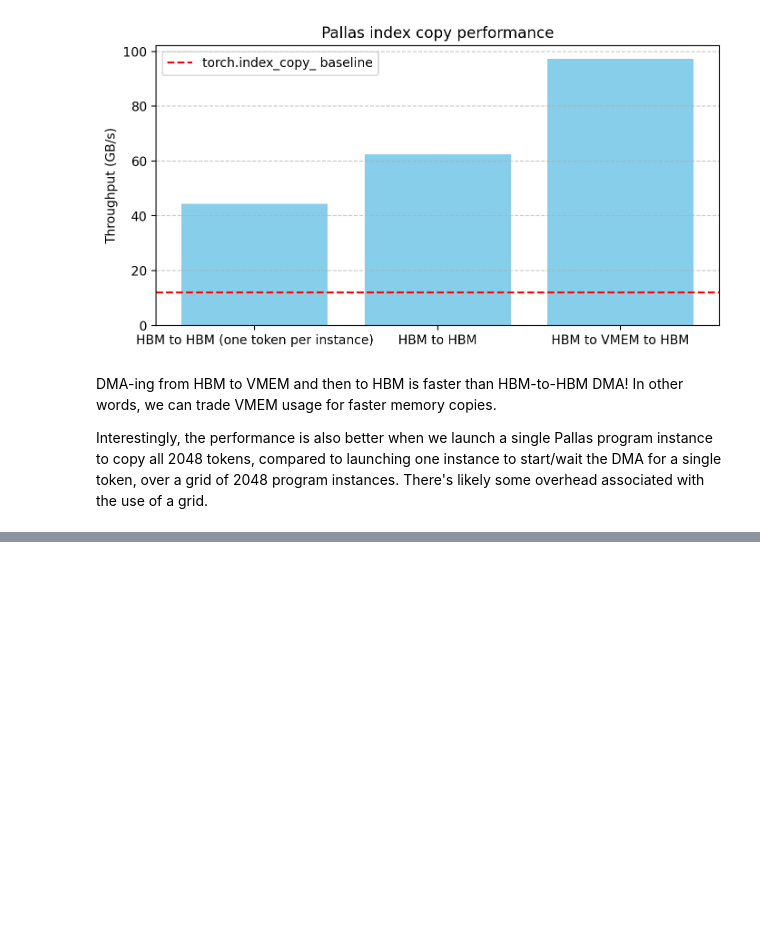
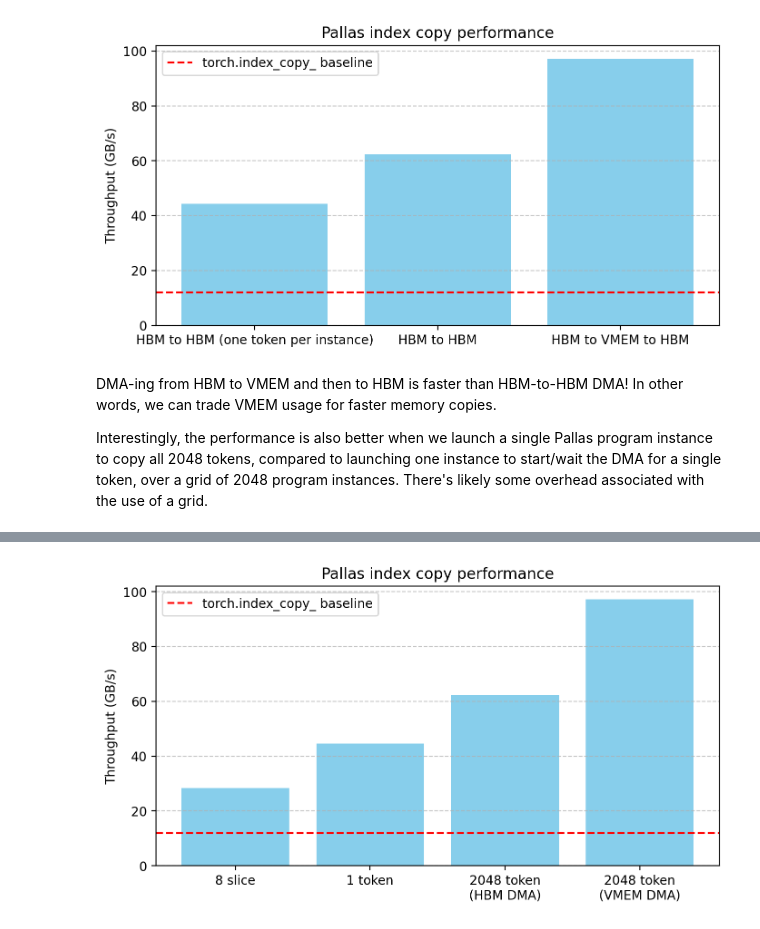
Before and after one commit to tengyifei/playground, a Jupyter notebook: pallas/index-copy.ipynb, the cells around one changed output, grey strips where cells are left out. Saved outputs shown, nothing was run; the diff lists cells and outputs as text; code cells hidden in the pictures; blank space fills up the shorter version.

Commit message:
compare performance

```diff
--- a/pallas/index-copy.ipynb
+++ b/pallas/index-copy.ipynb
@@ -940,0 +1162,15 @@ There's likely some overhead associated with the use of a grid.
+# %%
+# Compare with earlier Pallas kernels
+def individual_token_copy(kv_cache, new_kv, slot_mapping, slices):
+  return pallas_index_copy(kv_cache, new_kv, slot_mapping)
+
+def single_program_hbm_copy(kv_cache, new_kv, slot_mapping, slices):
+  return pallas_index_copy_hbm(kv_cache, new_kv, slot_mapping)
+
+def single_program_vmem_copy(kv_cache, new_kv, slot_mapping, slices):
+  return pallas_index_copy_vmem(kv_cache, new_kv, slot_mapping)
+
+realistic_pallas_perf["1 token"] = benchmark_index_copy(individual_token_copy)
+realistic_pallas_perf["2048 token\n(HBM DMA)"] = benchmark_index_copy(single_program_hbm_copy)
+realistic_pallas_perf["2048 token\n(VMEM DMA)"] = benchmark_index_copy(single_program_vmem_copy)
+gc.collect()
@@ -940,0 +1188,4 @@ There's likely some overhead associated with the use of a grid.
+# %%
+plot(realistic_pallas_perf)
+# %% [output]
+[figure, added]
```
Also changed, not shown: parts of 12 cells of this notebook.
